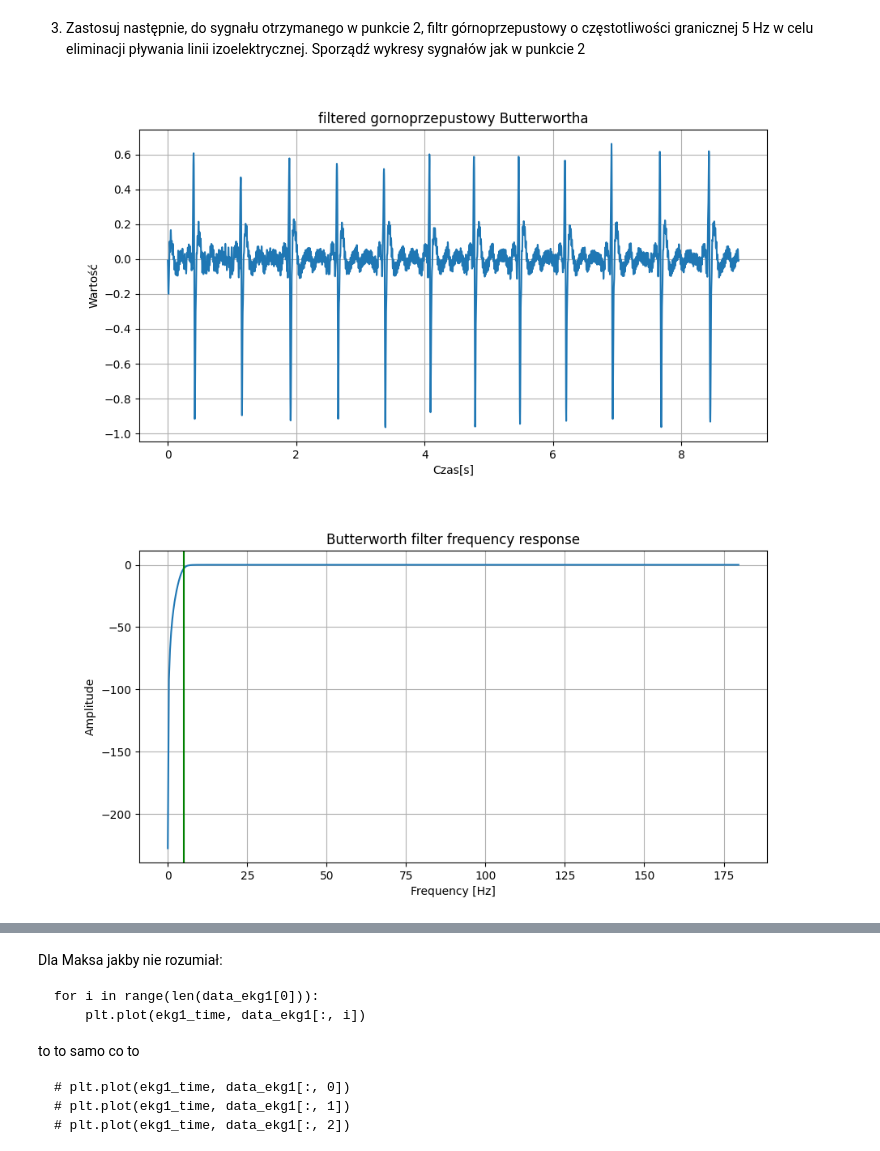
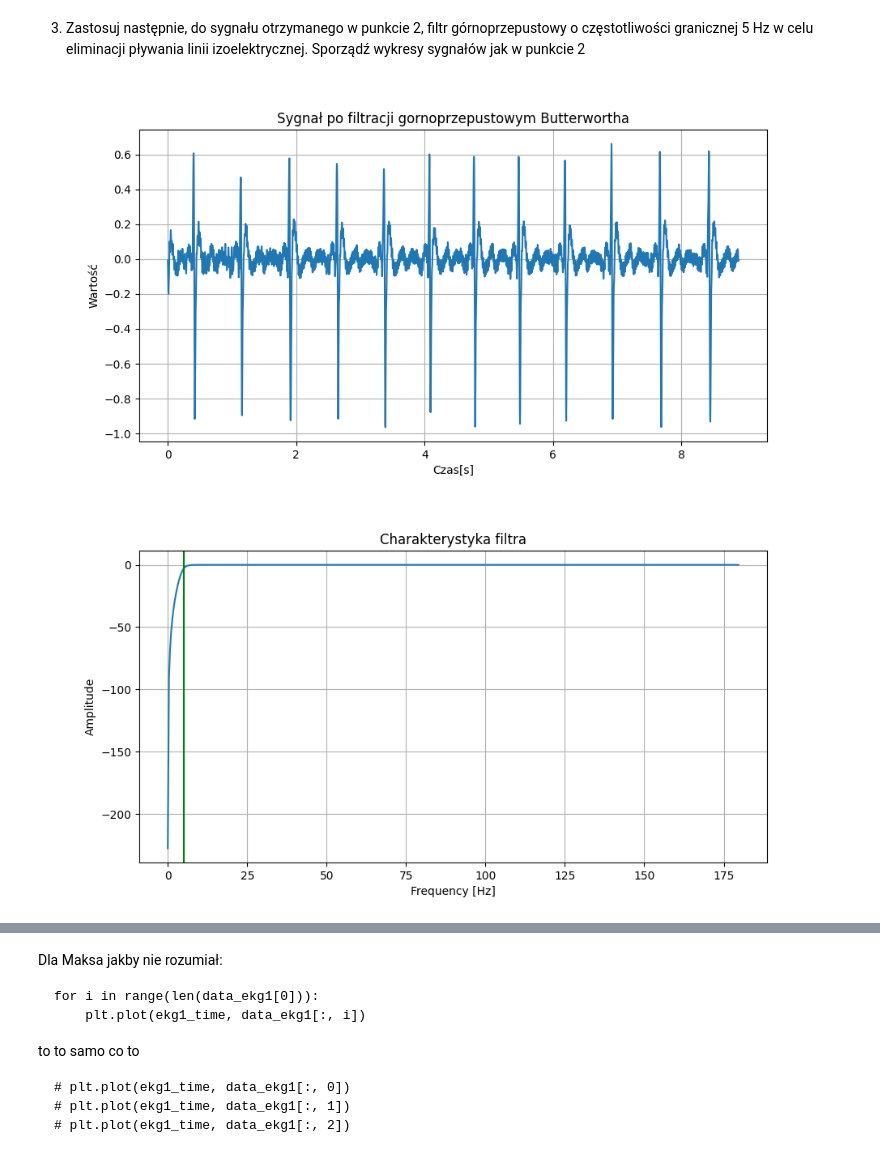
Before and after one commit to LUKIS123/CPSiO-PWR, a Jupyter notebook: Lab1/Lab1.ipynb, the cells around one changed output, grey strips where cells are left out. Drawn from its saved outputs; the diff is of its cells as text; code cells hidden in the pictures.

```diff
--- a/Lab1/Lab1.ipynb
+++ b/Lab1/Lab1.ipynb
@@ -536,7 +534,7 @@ length_2 = len(filtered_data_2)
 
 plt.figure(figsize=(10, 5))
 plt.plot(data_ekg_noise[:, 0], filtered_data_2)
-plt.title('filtered gornoprzepustowy Butterwortha')
+plt.title('Sygnał po filtracji gornoprzepustowym Butterwortha')
 plt.xlabel('Czas[s]')
 plt.ylabel('Wartość')
 plt.grid(True)
@@ -548,7 +546,7 @@ w, h = sig.freqz(b, a)
 
 plt.figure(figsize=(10, 5))
 plt.plot(w*360/(2*np.pi), 20 * np.log10(abs(h)))
-plt.title('Butterworth filter frequency response')
+plt.title('Charakterystyka filtra')
 plt.xlabel('Frequency [Hz]')
 plt.ylabel('Amplitude')
 plt.grid(which='both', axis='both')
@@ -566,35 +564,35 @@ plt.xlabel('Częstotliwość [Hz]')
 plt.ylabel('Amplituda')
 plt.grid(True)
 plt.axvline(5, color='red')
 plt.axvline(60, color='red')
 plt.show()
 
 # roznica przed i po filtracji
 roznica_2 = filtered_data - filtered_data_2
 plt.figure(figsize=(10, 5))
 plt.plot(data_ekg_noise[:, 0], roznica_2)
 plt.title('roznica przed i po filtracji')
 plt.xlabel('Czas[s]')
 plt.ylabel('Wartość')
 plt.grid(True)
 plt.show()
 
 # widmo roznicy przed i po filtracji
 dft_roznica_2 = np.abs(np.fft.rfft(roznica_2)) / length_2
 freq = np.fft.rfftfreq(length_2, 1/sampling_rate)
 
 plt.figure(figsize=(10, 5))
 plt.plot(freq, dft_roznica_2)
 plt.title('widmo roznicy')
 plt.xlabel('Częstotliwość [Hz]')
 plt.ylabel('Amplituda')
 plt.grid(True)
 plt.axvline(5, color='red')
 plt.axvline(60, color='red')
 plt.show()
 # %% [output]
-[figure, old version]
+[figure, new version]
-[figure, old version]
+[figure, new version]
 [figure]
 [figure]
 [figure]
```
Also changed, not shown: parts of 6 cells of this notebook.
